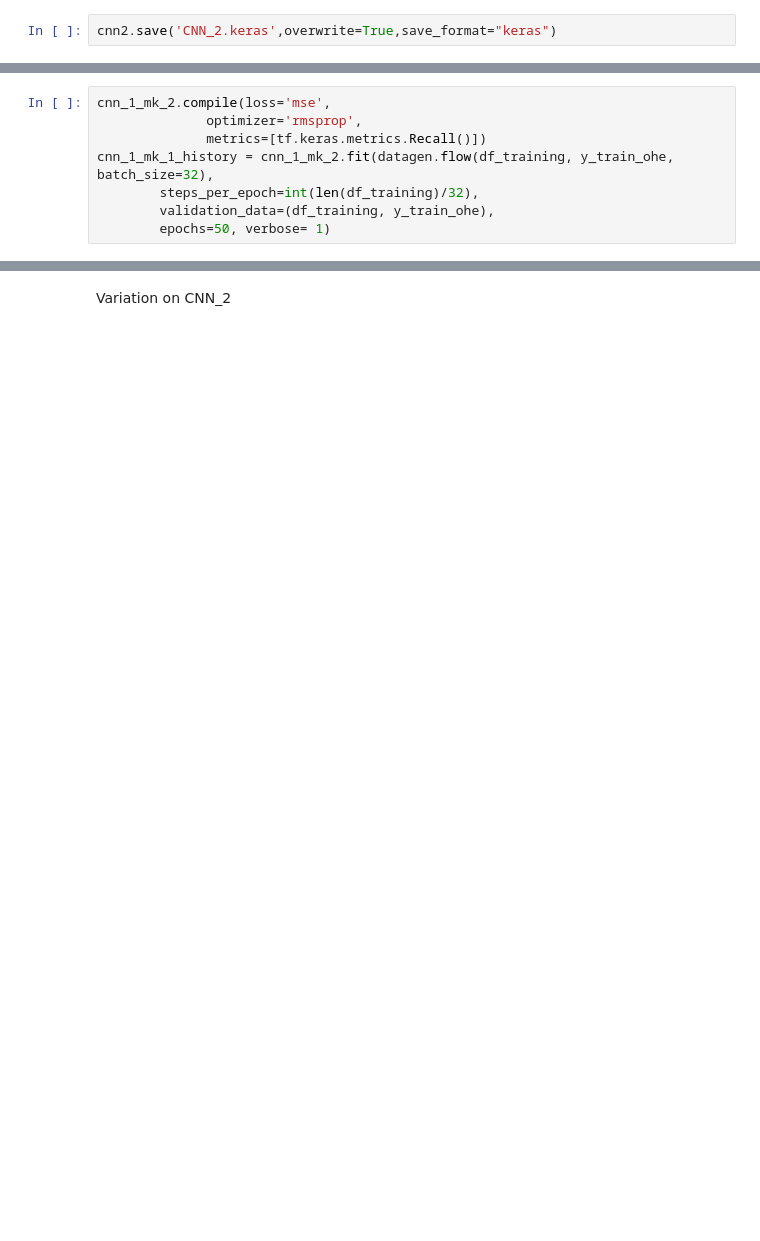
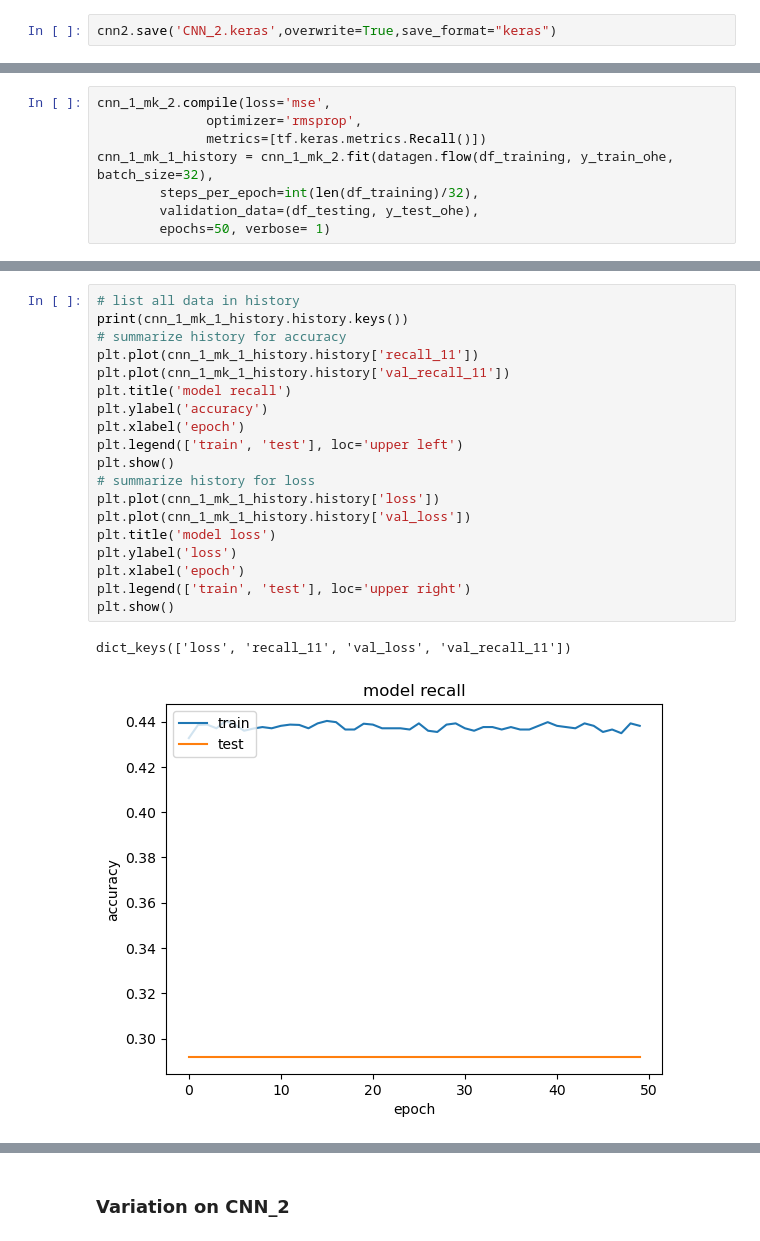
Before and after one commit to yaosam521/ML-Lab-6, a Jupyter notebook: CNN.ipynb, the cells around one changed output, grey strips where cells are left out. Cells and saved outputs as stored; diff of their text form; blank space fills up the shorter version.

```diff
--- a/CNN.ipynb
+++ b/CNN.ipynb
@@ -389,5 +462,5 @@ cnn_1_mk_2.compile(loss='mse',
               metrics=[tf.keras.metrics.Recall()])
 cnn_1_mk_1_history = cnn_1_mk_2.fit(datagen.flow(df_training, y_train_ohe, batch_size=32),
         steps_per_epoch=int(len(df_training)/32),
-        validation_data=(df_training, y_train_ohe),
+        validation_data=(df_testing, y_test_ohe),
         epochs=50, verbose= 1)
@@ -393,0 +485,22 @@ cnn_1_mk_1_history = cnn_1_mk_2.fit(datagen.flow(df_training, y_train_ohe, batch
+# %%
+# list all data in history
+print(cnn_1_mk_1_history.history.keys())
+# summarize history for accuracy
+plt.plot(cnn_1_mk_1_history.history['recall_11'])
+plt.plot(cnn_1_mk_1_history.history['val_recall_11'])
+plt.title('model recall')
+plt.ylabel('accuracy')
+plt.xlabel('epoch')
+plt.legend(['train', 'test'], loc='upper left')
+plt.show()
+# summarize history for loss
+plt.plot(cnn_1_mk_1_history.history['loss'])
+plt.plot(cnn_1_mk_1_history.history['val_loss'])
+plt.title('model loss')
+plt.ylabel('loss')
+plt.xlabel('epoch')
+plt.legend(['train', 'test'], loc='upper right')
+plt.show()
+# %% [output]
+dict_keys(['loss', 'recall_11', 'val_loss', 'val_recall_11'])
+[figure, added]
@@ -394,4 +508,4 @@ cnn_1_mk_1_history = cnn_1_mk_2.fit(datagen.flow(df_training, y_train_ohe, batch
 # %% [markdown]
-Variation on CNN_2
+### Variation on CNN_2
 # %%
 cnn2_mk2 = Sequential()
```
Also changed, not shown: parts of 51 cells of this notebook.
